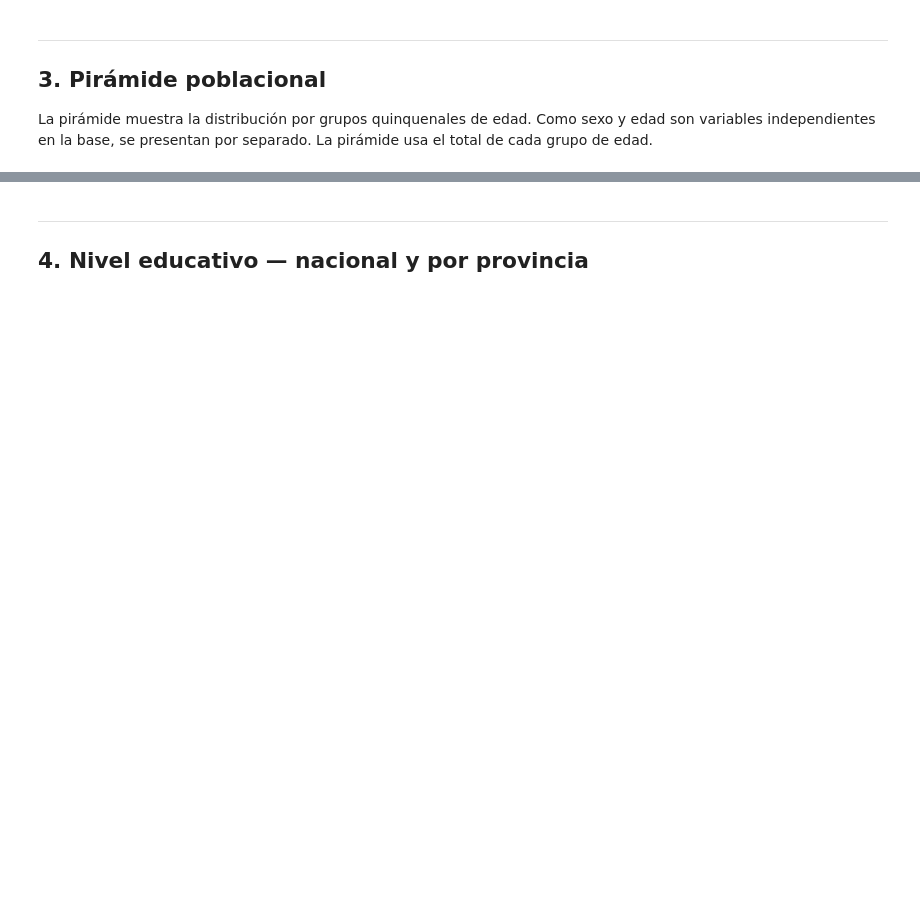
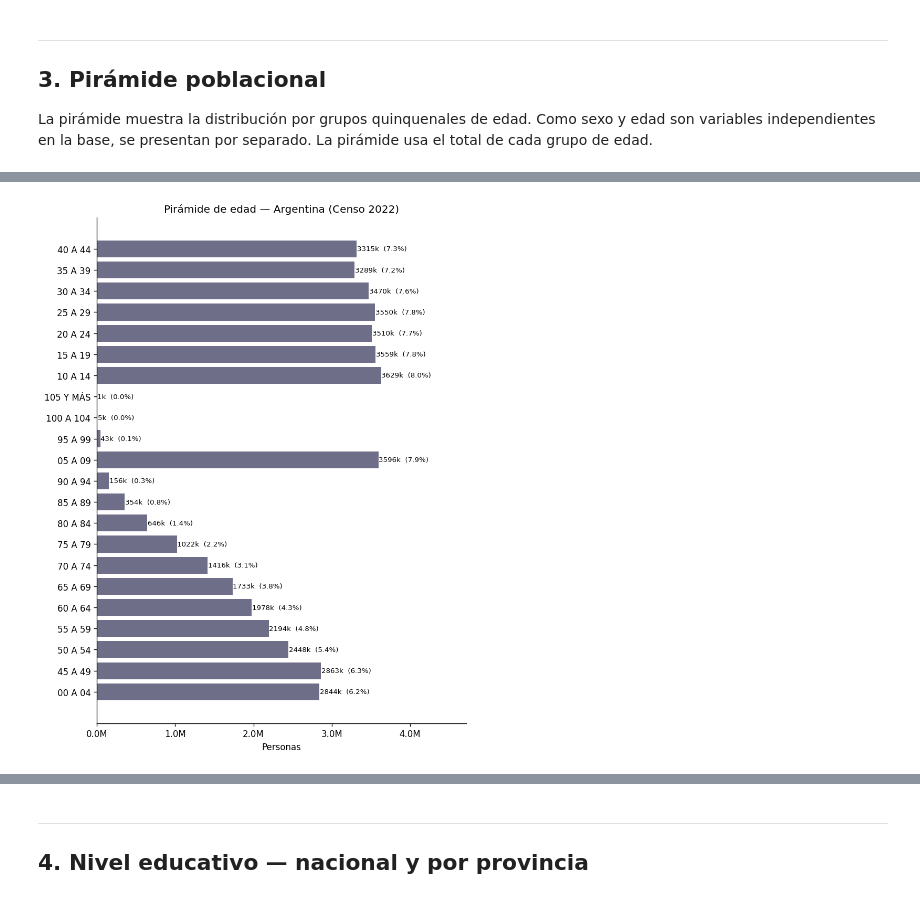
Before and after one commit to pedroorden/censoargentino, a Jupyter notebook: examples/analisis_completo.ipynb, the cells around one changed output, grey strips where cells are left out. Drawn from its saved outputs; the diff is of its cells as text; code cells hidden in the pictures; blank space fills up the shorter version.

```diff
--- a/examples/analisis_completo.ipynb
+++ b/examples/analisis_completo.ipynb
@@ -45,6 +47,6 @@ print("OK")
 ⏱️ Las consultas sin filtro de provincia tardan entre 10 y 40 segundos cada una.
 # %%
 # Variables de personas
-df_sexo  = ciut.query(variables="PERSONA_P02")      # Sexo
-df_edad  = ciut.query(variables="PERSONA_EDADQUI")   # Grupos quinquenales
-df_educ  = ciut.query(variables="PERSONA_MNI")       # Nivel de instrucción
+df_sexo  = censo.query(variables="PERSONA_P02")      # Sexo
+df_edad  = censo.query(variables="PERSONA_EDADQUI")   # Grupos quinquenales
+df_educ  = censo.query(variables="PERSONA_MNI")       # Nivel de instrucción
@@ -141,22 +228,24 @@ print(quin_nac[["grupo_edad", "N", "%"]].to_string(index=False))
 # %%
 # Gráfico pirámide nacional
 def graficar_piramide(quin_df, titulo):
     fig, ax = plt.subplots(figsize=(7, 9))
     y = range(len(quin_df))
     ax.barh(list(y), quin_df["N"], color=TOTAL, alpha=0.8)
-    for i, row in enumerate(quin_df.itertuples()):
-        ax.text(row.N + 5_000, i, f"{row.N/1e3:.0f}k  ({row._3:.1f}%)",
+    for i, (n, pct) in enumerate(zip(quin_df["N"], quin_df["%"])):
+        ax.text(n + 5_000, i, f"{n/1e3:.0f}k  ({pct:.1f}%)",
                 va="center", fontsize=8)
     ax.set_yticks(list(y))
     ax.set_yticklabels(quin_df["grupo_edad"])
     ax.set_xlabel("Personas")
     ax.xaxis.set_major_formatter(mticker.FuncFormatter(lambda x, _: f"{x/1e6:.1f}M"))
     ax.set_xlim(0, quin_df["N"].max() * 1.3)
     ax.set_title(titulo)
     plt.tight_layout()
     plt.show()
 
 graficar_piramide(quin_nac, "Pirámide de edad — Argentina (Censo 2022)")
+# %% [output]
+[figure, added]
 # %%
 # Pirámide por provincia — cambiá este valor
 PROV_PIRAMIDE = "Córdoba"
```
Also changed, not shown: parts of 32 cells of this notebook, 10 other files.
